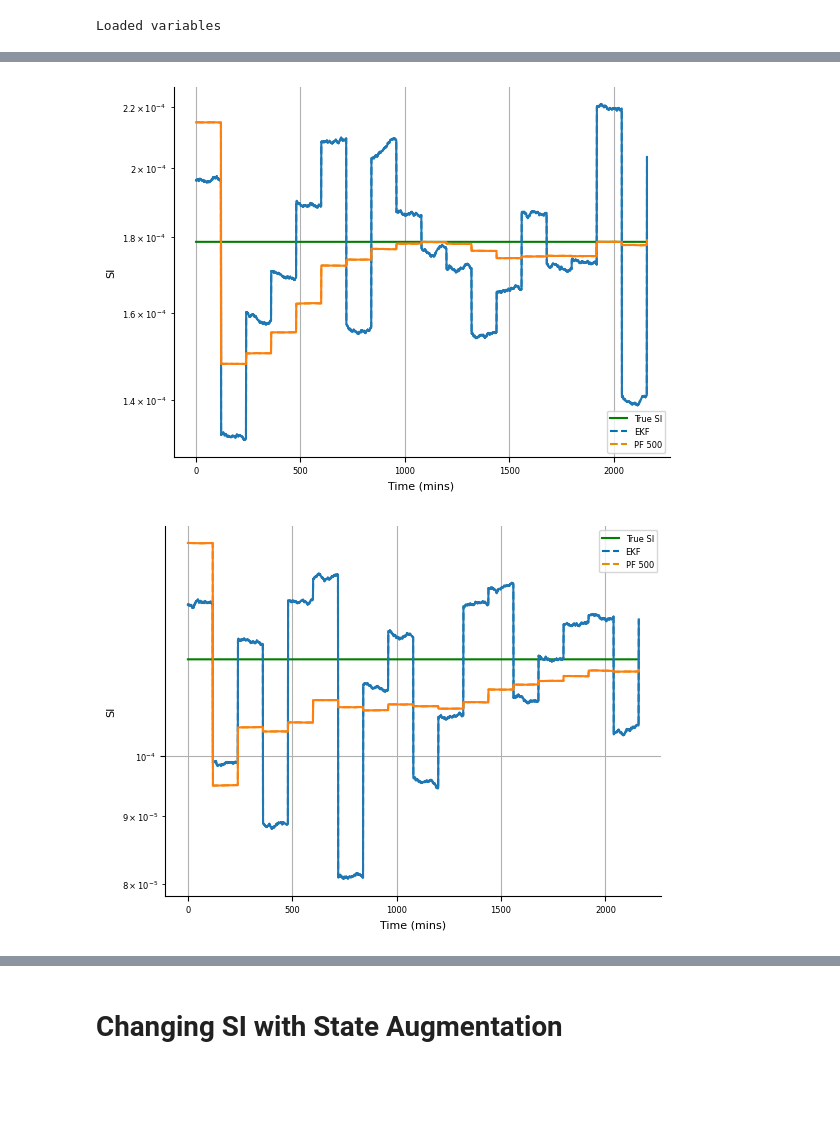
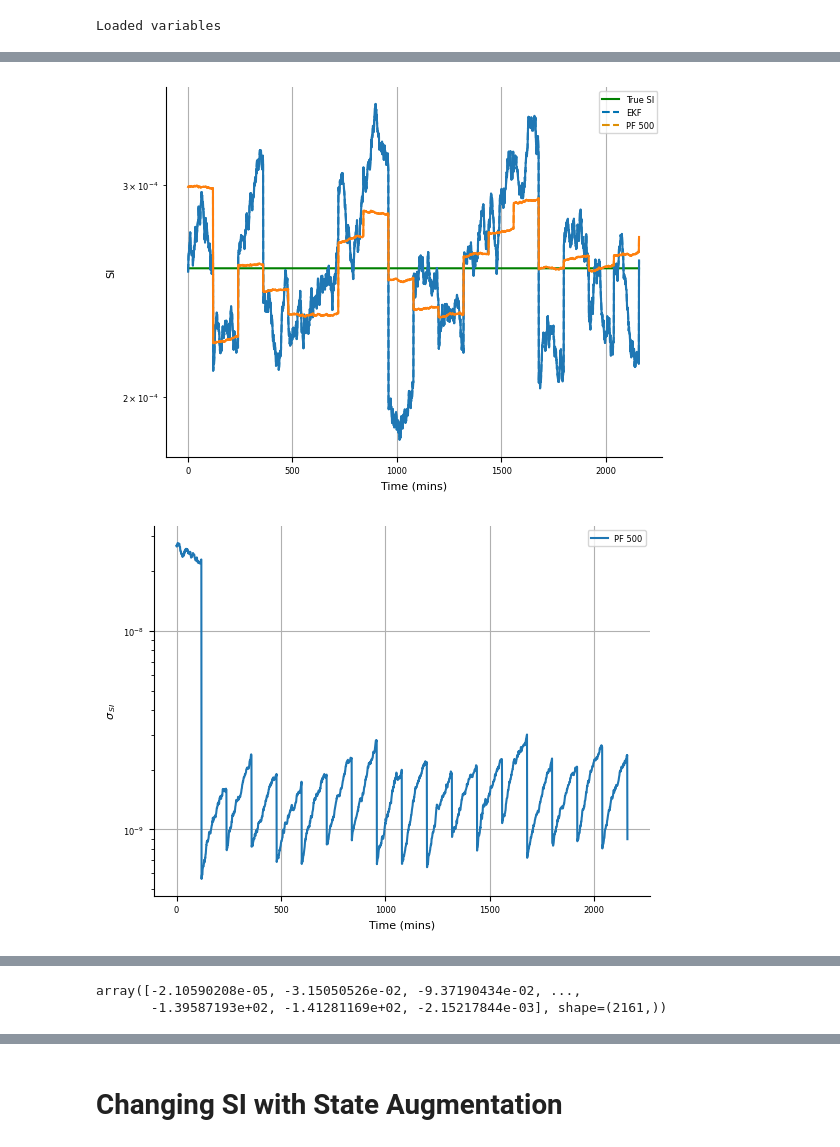
Before and after one commit to mlmulv/Thesis-Code, a Jupyter notebook: notebooks/04_Parameter_Estimation.ipynb, the cells around one changed output, grey strips where cells are left out. Drawn from its saved outputs; the diff is of its cells as text; code cells hidden in the pictures; blank space fills up the shorter version.

```diff
--- a/notebooks/04_Parameter_Estimation.ipynb
+++ b/notebooks/04_Parameter_Estimation.ipynb
@@ -61,34 +61,3 @@ num_deviations = len(deviations)
 filters = ["EKF"]
 pfs = [f"PF {particles}" for particles in num_particles]
 filters.extend(pfs)
-# %%
-for j in range(num_deviations):
-    mean_err = np.mean(SI_errs[j, :, :, :], axis=1)
-    ci_low = np.percentile(SI_errs[j, :, :, :], low_perc, axis=1)
-    ci_high = np.percentile(SI_errs[j, :, :, :], high_perc, axis=1)
-    time = np.arange(mean_err.shape[1])
-    num_plots = len(filters)
-    num_filters = len(filters)
-    palette = sns.color_palette("colorblind", num_filters)
-
-    fig, ax = plt.subplots()
-
-    for i in range(num_plots):
-        ax.plot(
-            time,
-            mean_err[i],
-            color=palette[i],
-            linewidth=1.2,
-            alpha=0.95,
-            linestyle=["-", "--", "-.", ":"][i % 4],
-            label=f"Mean for {filters[i]}",
-        )
-        # ax.fill_between(
-        #     time, ci_low[i], ci_high[i], color=palette[i], alpha=0.18, label=f"{CI}% CI"
-        # )
-    ax.set_ylabel("Absolute Relative Error")
-    ax.legend(loc="best")
-    ax.set_xlabel("Time (mins)")
-    ax.set_title(f"Initial State Deviation of {dev_perc[j]} %")
-    ax.grid()
-    fig.tight_layout()
@@ -98,23 +64,34 @@ for j in range(num_deviations):
 # %%
-for i in range(SI_true_arr.shape[0]):
+time = np.arange(SI_true_arr.shape[1])
+num_filters = len(filters)
+palette = sns.color_palette("colorblind", num_filters)
+
+for i in range(5):
     fig, ax = plt.subplots()
     true_SI = SI_true_arr[i, :]
     ax.plot(time, true_SI, color="green", label="True SI")
     for j in range(num_filters):
         patient = i
         deviation = 1
         est = SI_ests[deviation, j, i, :]
         # var = np.sqrt(all_vars[deviation, j, i,:,-1,-1])
         # print(var)
         ax.semilogy(time, est, linestyle='--', color=palette[j], label=f"{filters[j]}")
         ax.semilogy(
             time,
             est,
         )
     ax.set_xlabel("Time (mins)")
     ax.set_ylabel("SI")
     ax.grid()
     ax.legend()
+
+    fig, ax = plt.subplots()
+    ax.semilogy(time, np.sqrt(all_vars[deviation,1,i,:,-1,-1]), label=f"{filters[1]}")
+    ax.set_xlabel('Time (mins)')
+    ax.set_ylabel('$\sigma_{\,SI}$')
+    ax.grid()
+    ax.legend()
 # %% [output]
-[figure, old version]
+[figure, new version]
-[figure, old version]
+[figure, new version]
@@ -123,0 +106,5 @@ for i in range(SI_true_arr.shape[0]):
+# %%
+all_vars[deviation,0,0,:,-1,-1]
+# %% [output]
+array([-2.10590208e-05, -3.15050526e-02, -9.37190434e-02, ...,
+       -1.39587193e+02, -1.41281169e+02, -2.15217844e-03], shape=(2161,))
```
Also changed, not shown: parts of 3 cells of this notebook, 3 other files.
